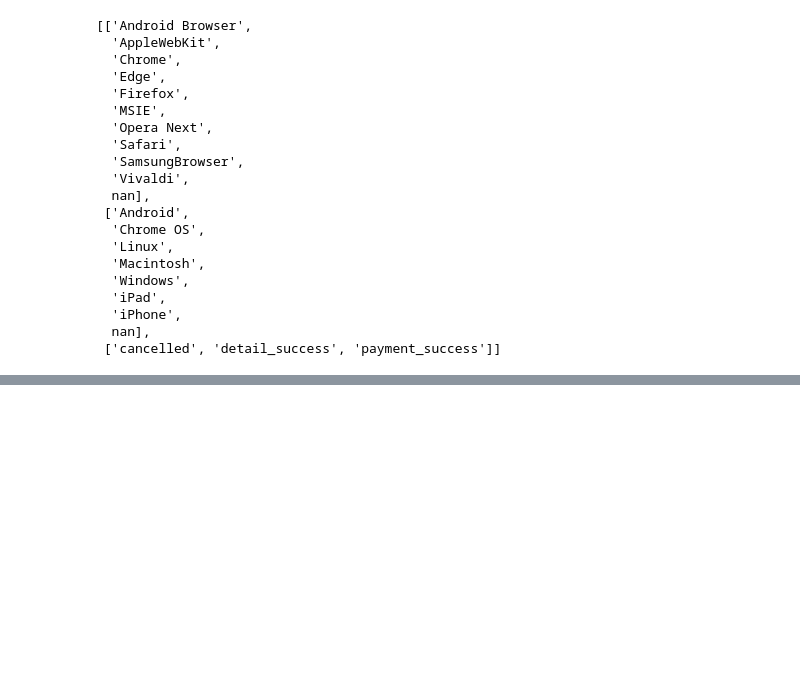
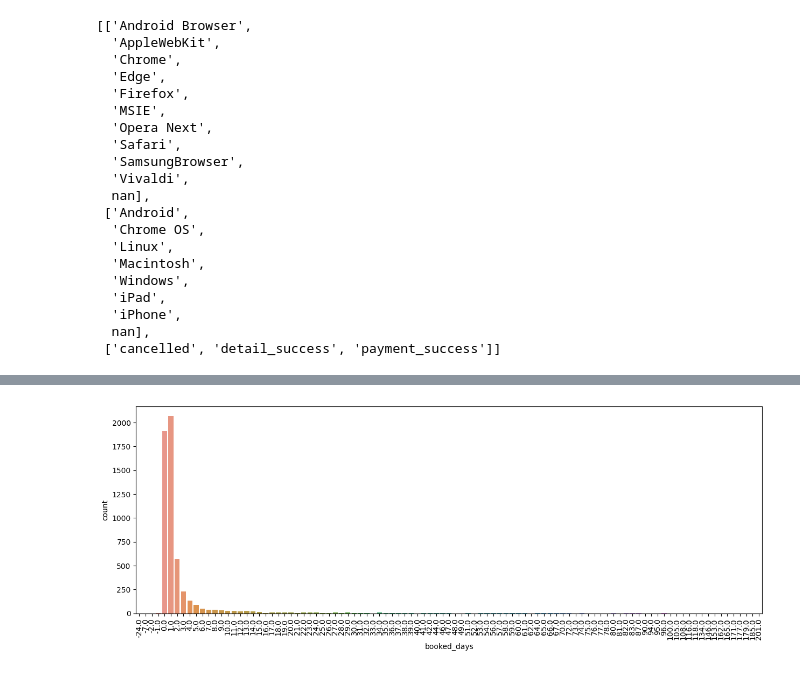
Before and after one commit to RooTBeaM/recommandation_system, a Jupyter notebook: fill_users.ipynb, the cells around one changed output, grey strips where cells are left out. Drawn from its saved outputs; the diff is of its cells as text; code cells hidden in the pictures; blank space fills up the shorter version.

Commit message:
update date

```diff
--- a/fill_users.ipynb
+++ b/fill_users.ipynb
@@ -9,10 +11,12 @@ df_user = pd.read_csv('./csv/dtt_users.csv')
 df_country = pd.read_csv('./csv/dtt_country.csv')[['country_id','country_code','country_phonecode','country_name']]
 
 order_col = [
-    'customer_id','customer_firstname','customer_lastname','customer_email','customer_gender',
-    'customer_nationality','customer_country','customer_phone_iso','customer_phone_code',
-    'browser', 'platform',
-    'order_product_id','order_price_paid','order_state','order_payment_by'
+    'customer_id','order_product_id','browser', 'platform', # ref
+    'customer_firstname','customer_lastname','customer_email','customer_gender', #customer details
+    'customer_nationality','customer_country','customer_phone_iso','customer_phone_code', # convert to country id
+    'order_price_paid','order_state','order_payment_by',
+    'order_quantity_infant','order_quantity_children','order_quantity_adult','order_quantity_elder', # create private, group, family, kid, adult
+    'order_departure_date','order_date',# columns >> date in year, mount, year
     ]
 df_order = pd.read_csv('./csv/dtt_order.csv')[order_col]
 
@@ -101,6 +105,19 @@ df_order_v1['customer_phone_iso'] = np.where(df_order_v1['customer_phone_iso']==
 df_order_v1['customer_phone_code'] = np.where(df_order_v1['customer_phone_code']==-1, df_order_v1['customer_country'], df_order_v1['customer_phone_iso'])
 df_order_v1[int_cols] = df_order_v1[int_cols].astype('int64')
 
+# convert to datetime
+df_order_v1[['order_departure_date','order_date']] = df_order_v1[['order_departure_date','order_date']].apply(pd.to_datetime)
+
+df_order_v1['booked_days'] =  df_order_v1['order_departure_date']-df_order_v1['order_date']
+df_order_v1['booked_days'] = df_order_v1['booked_days'].map(lambda x: x.days)
+
+df_order_v1['departure_month'] = df_order_v1['order_departure_date'].map(lambda x:x.year)
+df_order_v1['departure_month'] = df_order_v1['order_departure_date'].map(lambda x:x.month)
+df_order_v1['departure_day'] = df_order_v1['order_departure_date'].map(lambda x:x.day)
+
+df_order_v1['departure_DayofYear'] = df_order_v1['order_departure_date'].map(lambda x:x.day_of_year)
+df_order_v1['departure_DayofWeek'] = df_order_v1['order_departure_date'].map(lambda x:x.day_of_week)
+
 # df_order_v1['order_price_paid'] = df_order_v1['order_price_paid'].astype('int64')
 # df_order_v1['customer_id'] = df_order_v1['customer_id'].astype('int64')
 
@@ -161,0 +193,10 @@ memory usage: 1.2+ MB
+# %%
+df_order_v1['booked_days'] =  df_order_v1['order_departure_date']-df_order_v1['order_date']
+df_order_v1['booked_days'] = df_order_v1['booked_days'].map(lambda x: x.days)
+
+df_order_v1['departure_month'] = df_order_v1['order_departure_date'].map(lambda x:x.year)
+df_order_v1['departure_month'] = df_order_v1['order_departure_date'].map(lambda x:x.month)
+df_order_v1['departure_day'] = df_order_v1['order_departure_date'].map(lambda x:x.day)
+
+df_order_v1['departure_DayofYear'] = df_order_v1['order_departure_date'].map(lambda x:x.day_of_year)
+df_order_v1['departure_DayofWeek'] = df_order_v1['order_departure_date'].map(lambda x:x.day_of_week)
@@ -161,0 +218,7 @@ memory usage: 1.2+ MB
+# %%
+plt.figure(figsize=(15, 5))
+sns.countplot(data=df_order_v1, x = 'booked_days')
+plt.xticks(rotation=90)
+plt.show()
+# %% [output]
+[figure, added]
```
Also changed, not shown: parts of 7 cells of this notebook.
